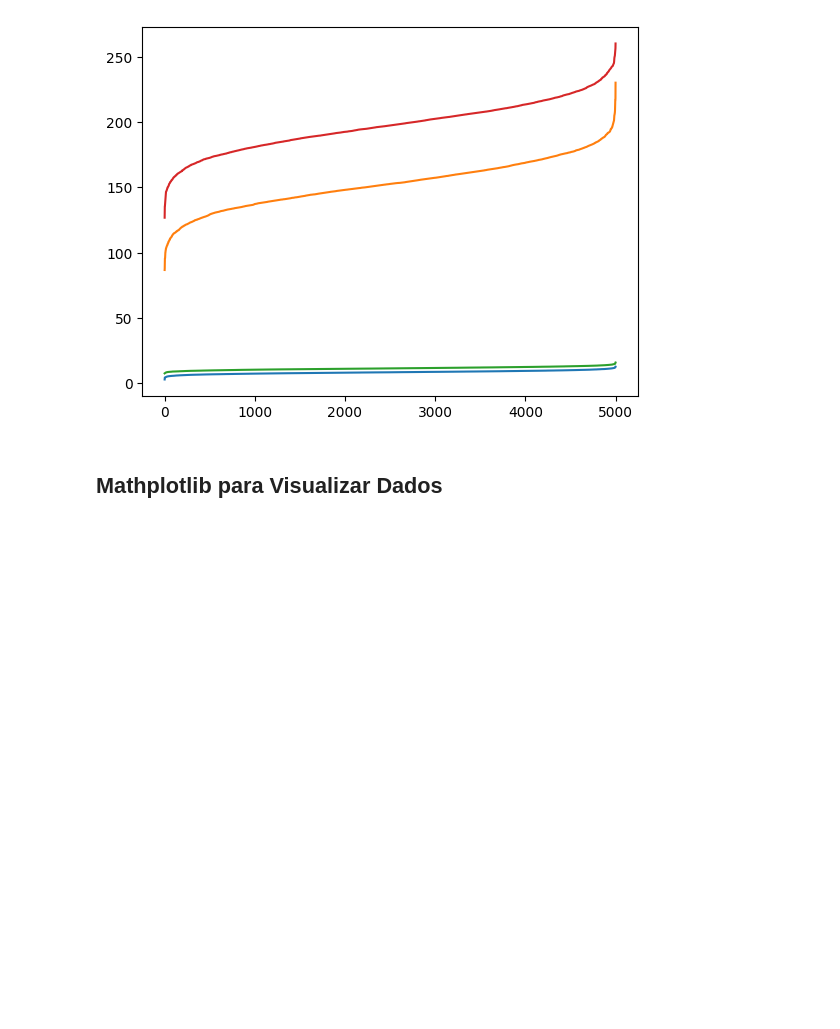
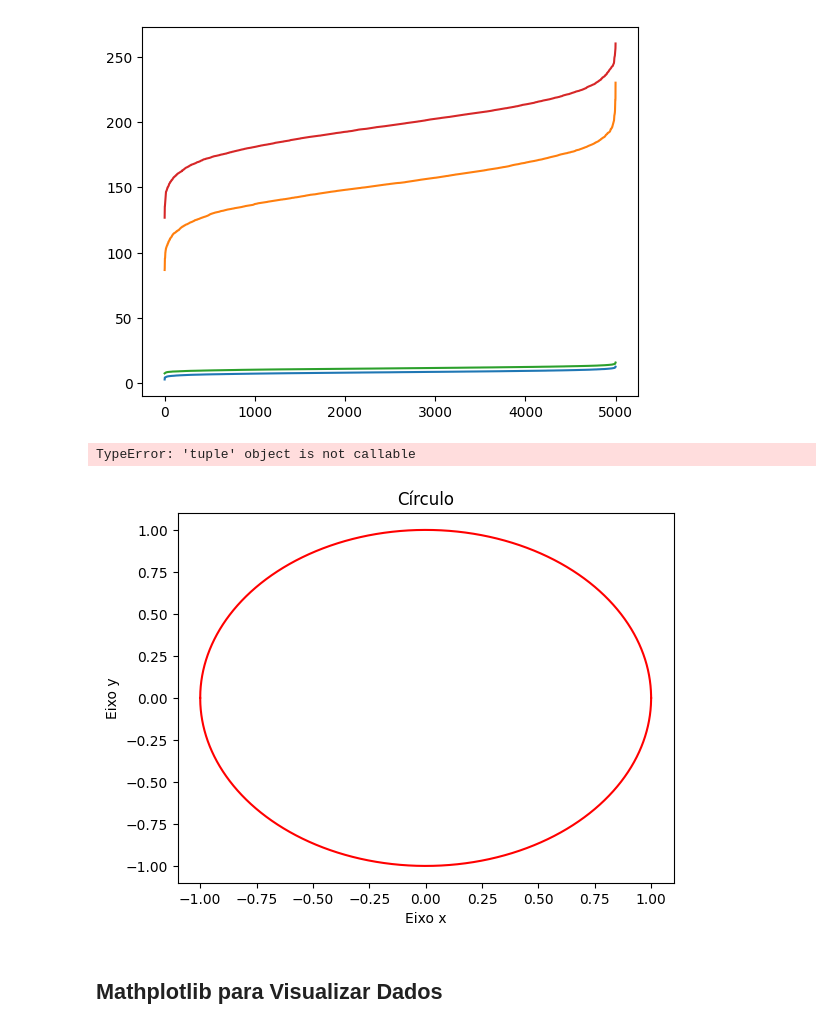
Before and after one commit to maarantesfazenda/python_datascience_alura, a Jupyter notebook: Notebooks/Aula_Alura.ipynb, the cells around one changed output. Saved outputs shown, nothing was run; the diff lists cells and outputs as text; code cells hidden in the pictures; blank space fills up the shorter version.

```diff
--- a/Notebooks/Aula_Alura.ipynb
+++ b/Notebooks/Aula_Alura.ipynb
@@ -1407,6 +1407,34 @@ plt.show()
 # %% [output]
 TypeError: 'tuple' object is not callable
 [figure]
+# %%
+plt.legend(['diametro_laranjas', 'peso_laranjas', 'diametro_toranjas', 'peso_toranjas'])
+# %% [output]
+TypeError: 'tuple' object is not callable
+# %%
+import numpy as np
+import matplotlib.pyplot as plt
+
+# Gerar uma sequência de valores de x de -1 a 1
+x = np.arange(-1, 1.01, 0.0001)
+
+# Implementação da fórmula
+y1 = np.sqrt(1 - x**2)
+y2 = -np.sqrt(1 - x**2)
+
+# Plotar o gráfico com as duas partes do círculo
+plt.plot(x, y1, 'r')
+plt.plot(x, y2, 'r' )
+
+# Adicionar o título do gráfico e os rótulos dos eixos x e y
+plt.title("Círculo")
+plt.xlabel("Eixo x")
+plt.ylabel("Eixo y")
+
+# Exibir o gráfico
+plt.show()
+# %% [output]
+[figure, added]
 # %% [markdown]
 ## Mathplotlib para Visualizar Dados
 # %%
```
Also changed, not shown: parts of 7 cells of this notebook.
